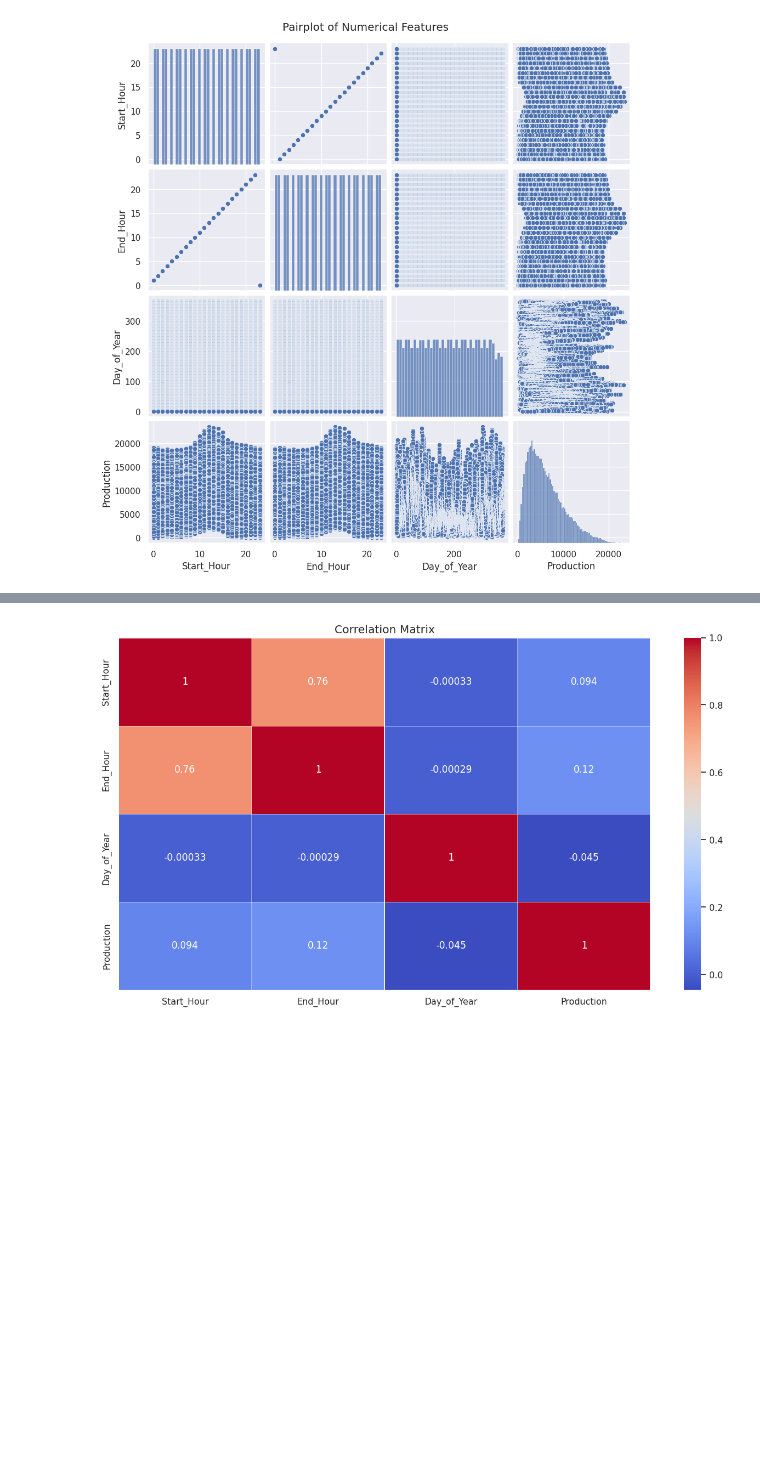
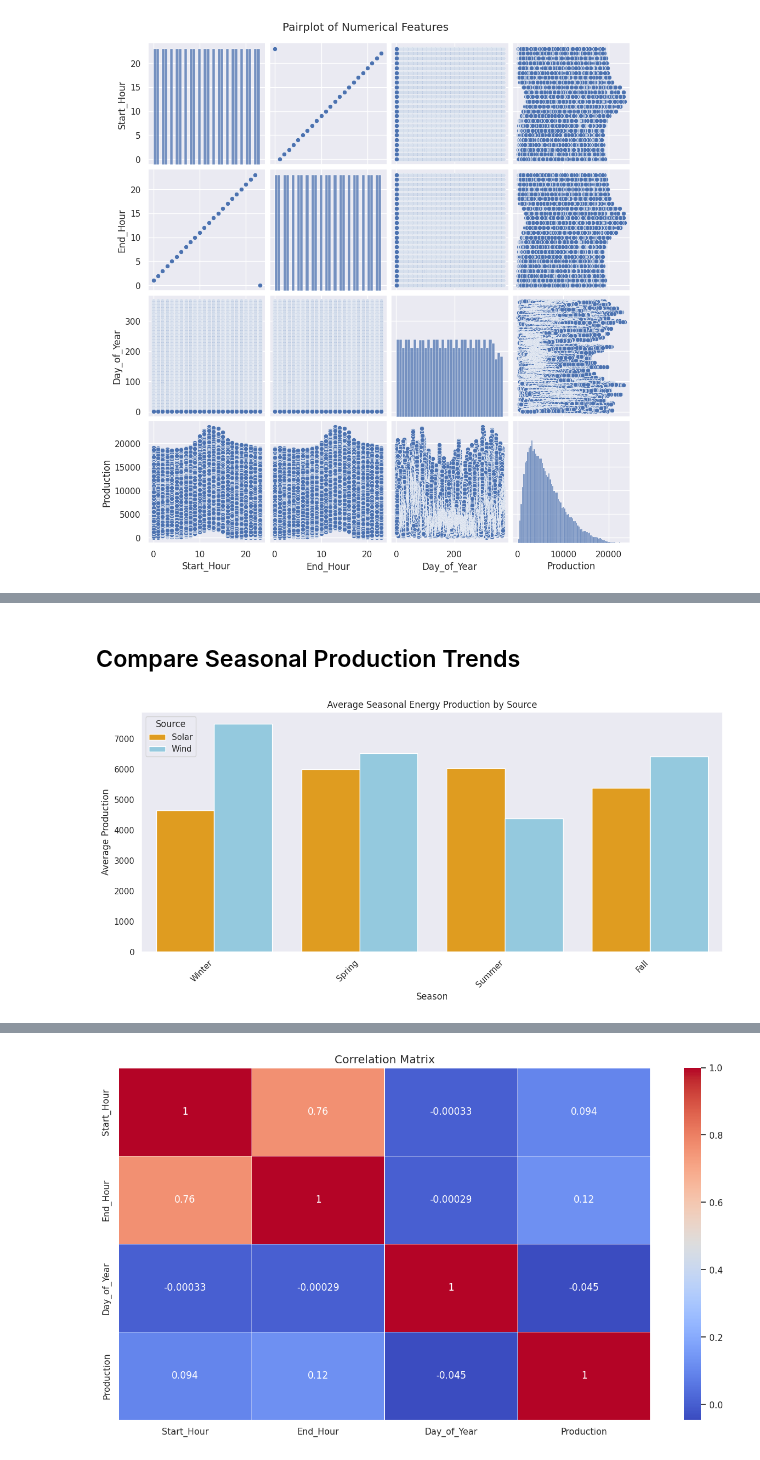
Before and after one commit to Nikhil5566/EDA-Repo, a Jupyter notebook: Wind_&_Solar_Energy_Production_Dataset.ipynb, the cells around one changed output, grey strips where cells are left out. Saved outputs shown, nothing was run; the diff lists cells and outputs as text; code cells hidden in the pictures; blank space fills up the shorter version.

```diff
--- a/Wind_&_Solar_Energy_Production_Dataset.ipynb
+++ b/Wind_&_Solar_Energy_Production_Dataset.ipynb
@@ -301,0 +385,20 @@ plt.show()
+# %% [markdown]
+## Compare Seasonal Production Trends
+# %%
+average_seasonal_production_by_source = df_filtered.groupby(['Season', 'Source'])['Production'].mean().reset_index()
+
+season_order = ['Winter', 'Spring', 'Summer', 'Fall']
+average_seasonal_production_by_source['Season'] = pd.Categorical(average_seasonal_production_by_source['Season'], categories=season_order, ordered=True)
+average_seasonal_production_by_source = average_seasonal_production_by_source.sort_values('Season')
+
+plt.figure(figsize=(12, 6))
+sns.barplot(data=average_seasonal_production_by_source, x='Season', y='Production', hue='Source', palette={'Wind': 'skyblue', 'Solar': 'orange'})
+plt.title('Average Seasonal Energy Production by Source')
+plt.xlabel('Season')
+plt.ylabel('Average Production')
+plt.xticks(rotation=45, ha='right')
+plt.grid(axis='y')
+plt.tight_layout()
+plt.show()
+# %% [output]
+[figure, added]
```
Also changed, not shown: parts of 13 cells of this notebook.
